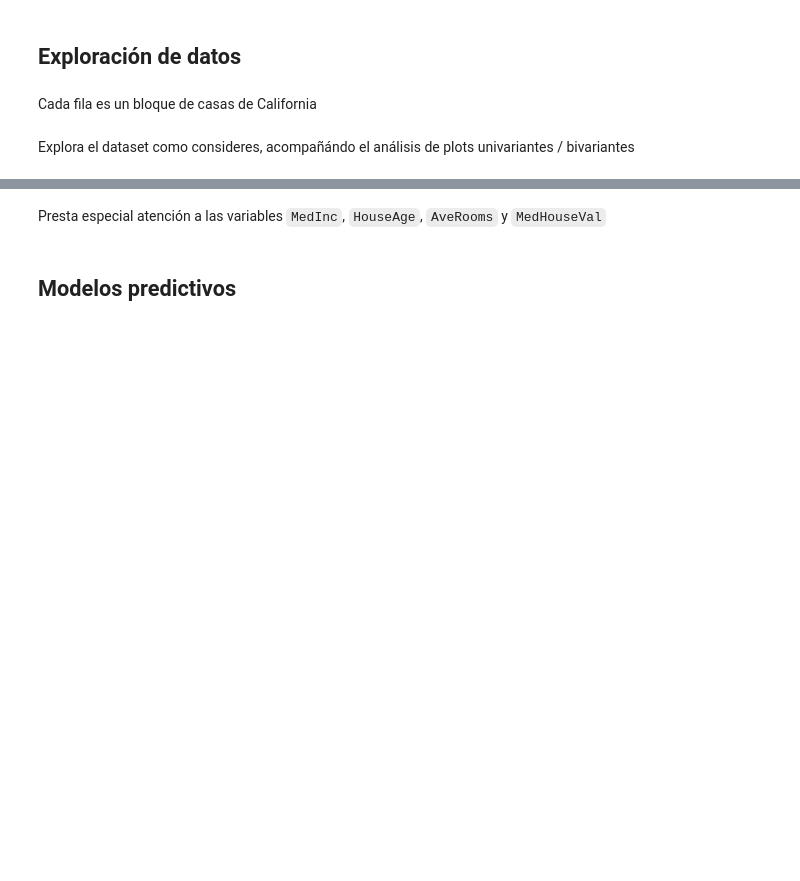
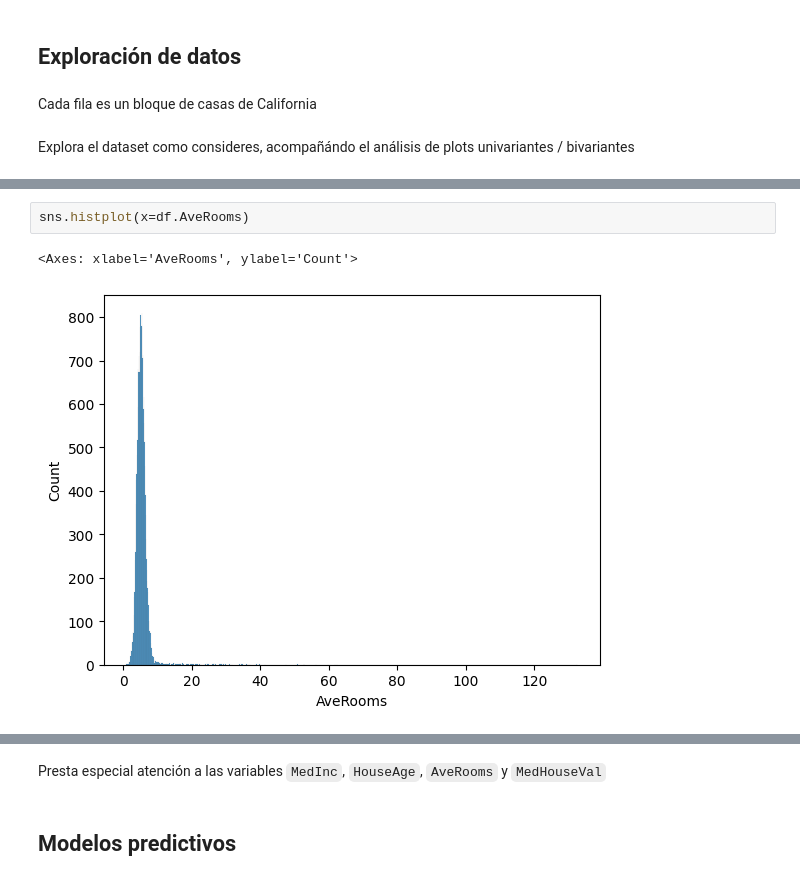
Before and after one commit to sheriffff/temp_esesa, a Jupyter notebook: 02.linear_regression_practice.ipynb, the cells around one changed output, grey strips where cells are left out. Saved outputs shown, nothing was run; the diff lists cells and outputs as text; blank space fills up the shorter version.

```diff
--- a/02.linear_regression_practice.ipynb
+++ b/02.linear_regression_practice.ipynb
@@ -34,0 +82,5 @@ Explora el dataset como consideres, acompañándo el análisis de plots univaria
+# %%
+sns.histplot(x=df.AveRooms)
+# %% [output]
+<Axes: xlabel='AveRooms', ylabel='Count'>
+[figure, added]
```
Also changed, not shown: parts of 90 cells of this notebook, 1 other file.
